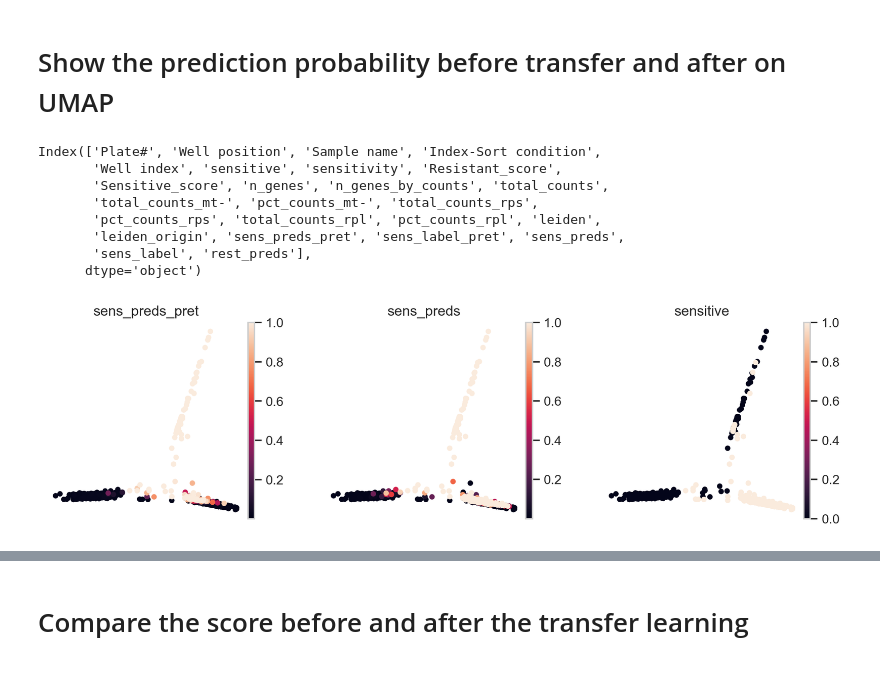
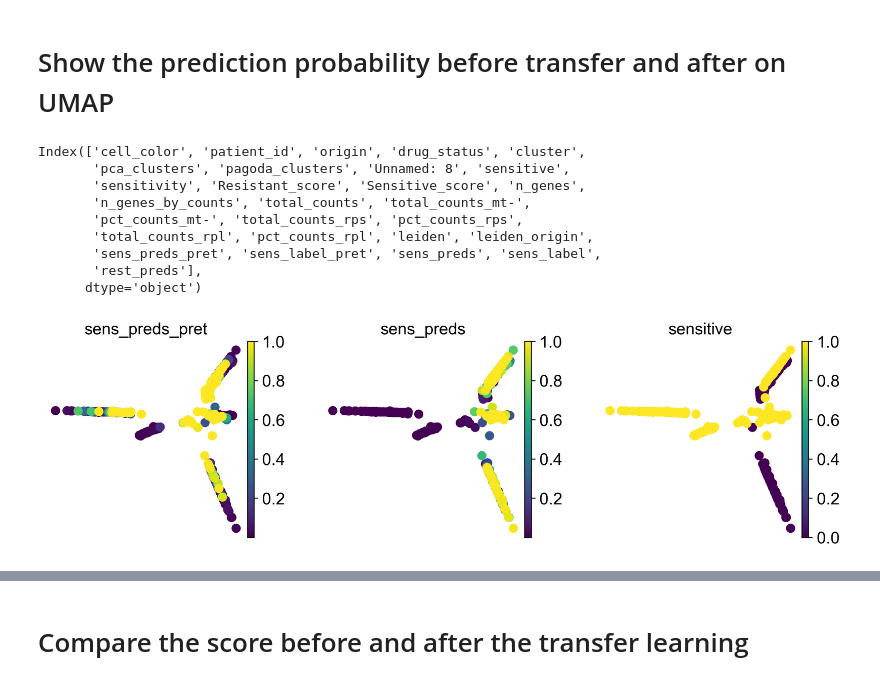
Before and after one commit to VarunRavi95/Research_Project, a Jupyter notebook: analysis_tarined_anndata.ipynb, the cells around one changed output, grey strips where cells are left out. Drawn from its saved outputs; the diff is of its cells as text; code cells hidden in the pictures.

```diff
--- a/analysis_tarined_anndata.ipynb
+++ b/analysis_tarined_anndata.ipynb
@@ -35,7 +35,7 @@ sc.settings.set_figure_params(dpi=300, frameon=False, figsize=(3, 3), facecolor=
 Input h5ad of trained datasets
 # %%
 # List all files in the directoty
-h5ad_list = glob.glob("C:/Users/Varun/Desktop/LiU_STIMA/Semester_3/Research_Project/scDEAL/save/adata/GSE110894integrate_data_GSE110894_drug_I.BET.762_bottle_512_edim_256,128_pdim_128,64_model_AE_dropout_0.1_gene_F_lr_0.5_mod_new_sam_upsampling.h5ad")
+h5ad_list = glob.glob("save/adata/*.h5ad")
 # %%
 h5ad_list
 # %% [output]
@@ -48,4 +53,4 @@ CELL_TYPE_KEY = {"GSE117872_HN137":"cell_color","GSE117872_HN120":"cell_color","
 # %% [markdown]
 Select data set of interested
 # %%
-h5ad_list = [h5ad_list[0]]
+h5ad_list = [h5ad_list[3]]
@@ -52,5 +61,5 @@ h5ad_list = [h5ad_list[0]]
 # %%
-intested = "GSE110894"
+intested = "GSE117872_HN137"
 # %% [markdown]
 # Generated 3 figures comparing before, after tarnsfer, ground truth
 # %% [markdown]
@@ -119,12 +128,12 @@ for f in h5ad_list:
     sens_label_pret = adata.obs['sens_label_pret']
     sens_pb = adata.obs['sens_preds']
 
-    # name = f.split("1214")[0].split("\\")[1]
-    name = "GSE110894"
+    name = f.split("1214")[0].split("\\")[1]
+    # name = "GSE112274"
 
-    if(name=="GSE110894"):
-        adata=adata[(adata.obs["Sample name"] != "EMPTY") & \
-                    (adata.obs["Sample name"] != "EMPTY ") ,: ]
+    if(name=="GSE112274"):
+        adata=adata[(adata.obs["sensitivity"] != "EMPTY") & \
+                    (adata.obs["sensitivity"] != "EMPTY ") ,: ]
 
 
 
@@ -138,39 +147,40 @@ for f in h5ad_list:
     report_dict = classification_report(grouth_truth, sens_label, output_dict=True)
     classification_report_df = pd.DataFrame(report_dict).T
     f1score = report_dict['weighted avg']['f1-score']
     ap = average_precision_score(grouth_truth, sens_pb)
     auroc = roc_auc_score(grouth_truth, sens_label)
 
     names.append(name)
     score.append(f1score_pret)
     model.append("before")
 
     names.append(name)
     score.append(f1score)
     model.append("transfer")
 
     result = pd.DataFrame({"f1":[f1score_pret,f1score],
                           "ap":[ap_pret,ap],
                           "auroc":[auroc_pret,auroc]},index=["pretrain","transfer"])
 
     print()
     # Save the figure
     sc.pl.umap(adata,color=['sens_preds_pret','sens_preds','sensitive'],save="report_compare"+name + '.tiff')
     # Save the f1 score before and after
-    result.to_csv("C:/Users/Varun/Desktop/LiU_STIMA/Semester_3/Research_Project/scDEAL/save/results"+name + '.csv')
+    result.to_csv("save/results"+name + '.csv')
 
     # Cal pred senstivie score
     adata = ut.de_score(adata,clustername='sens_label')
 
     if(f.find(intested)>0):
         interes_adata = adata
 # %% [output]
-Index(['Plate#', 'Well position', 'Sample name', 'Index-Sort condition',
-       'Well index', 'sensitive', 'sensitivity', 'Resistant_score',
-       'Sensitive_score', 'n_genes', 'n_genes_by_counts', 'total_counts',
-       'total_counts_mt-', 'pct_counts_mt-', 'total_counts_rps',
-       'pct_counts_rps', 'total_counts_rpl', 'pct_counts_rpl', 'leiden',
-       'leiden_origin', 'sens_preds_pret', 'sens_label_pret', 'sens_preds',
-       'sens_label', 'rest_preds'],
+Index(['cell_color', 'patient_id', 'origin', 'drug_status', 'cluster',
+       'pca_clusters', 'pagoda_clusters', 'Unnamed: 8', 'sensitive',
+       'sensitivity', 'Resistant_score', 'Sensitive_score', 'n_genes',
+       'n_genes_by_counts', 'total_counts', 'total_counts_mt-',
+       'pct_counts_mt-', 'total_counts_rps', 'pct_counts_rps',
+       'total_counts_rpl', 'pct_counts_rpl', 'leiden', 'leiden_origin',
+       'sens_preds_pret', 'sens_label_pret', 'sens_preds', 'sens_label',
+       'rest_preds'],
       dtype='object')
-[figure, old version]
+[figure, new version]
```
Also changed, not shown: parts of 40 cells of this notebook, 36 other files.
